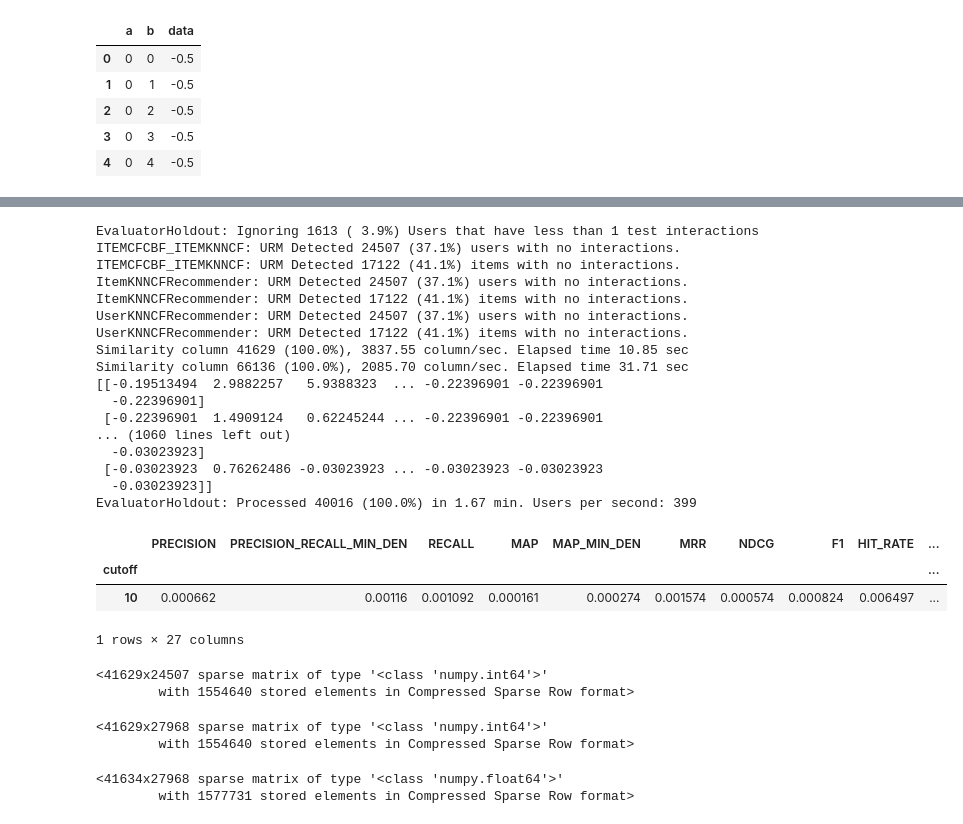
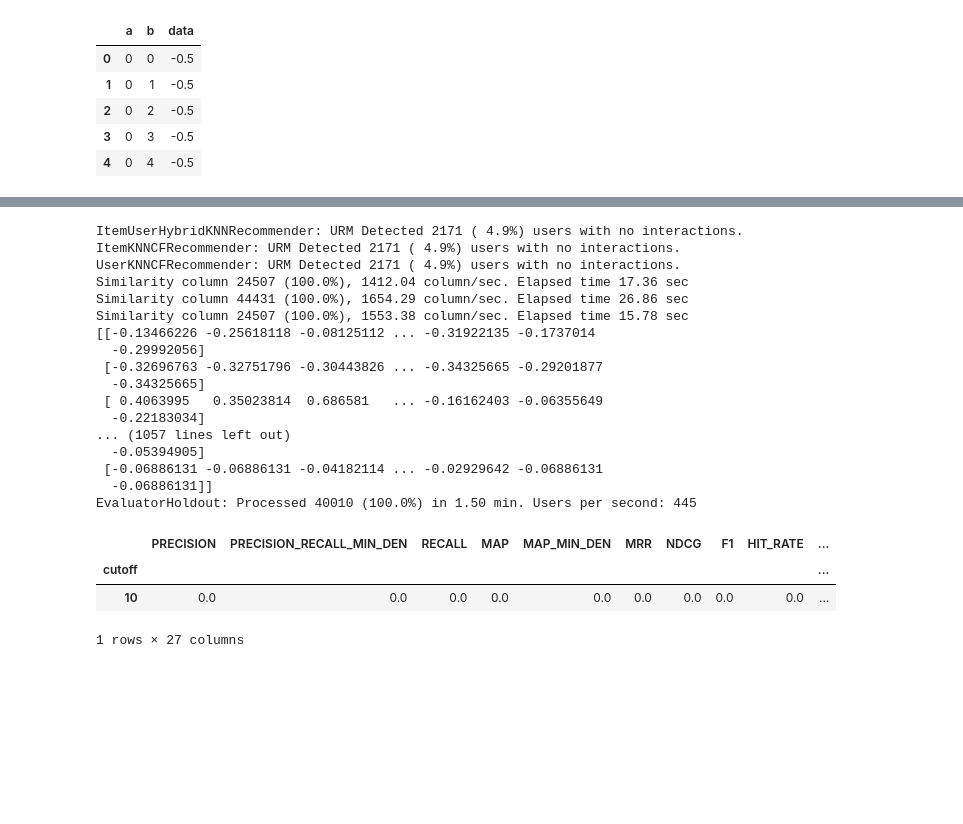
Before and after one commit to marcofasa/RecSys-Challenge-2022-Polimi, a Jupyter notebook: Utils/test.ipynb, the cells around one changed output, grey strips where cells are left out. Saved outputs shown, nothing was run; the diff lists cells and outputs as text; code cells hidden in the pictures; blank space fills up the shorter version.

Commit message:
stacker

```diff
--- a/Utils/test.ipynb
+++ b/Utils/test.ipynb
@@ -81,10 +81,10 @@ Preprocessing with mode: 5
 # %%
+from Utils.Evaluator import EvaluatorHoldout
 import Utils.Reader as Reader
-from Data_manager.split_functions.split_train_validation_random_holdout import \
-    split_train_in_two_percentage_global_sample_double
 
-stackedURM,stackedICM=Reader.stacker(ICM=Reader.read_ICM_rewatches( matrix_format="..."))
-
-URM1=Reader.read_train_csr()
-URM_train, URM_test,URM_train2, URM_test2 = split_train_in_two_percentage_global_sample_double(URM1,stackedURM ,train_percentage=0.80)
+from Data_manager.split_functions.split_train_validation_random_holdout import\
+    split_train_in_two_percentage_global_sample
+URM_all=Reader.read_train_csr()
+URM_train, URM_test = split_train_in_two_percentage_global_sample(URM_all, train_percentage=0.80)
+evaluator_validation=EvaluatorHoldout(URM_test,cutoff_list=[10])
 # %% [output]
@@ -126,0 +99,4 @@ URM1,stackedURM
+# %%
+import Utils.Reader as Reader
+stacked_URM, stacked_ICM = Reader.stacker(ICM_path='../data/extended.csv',ICM_values_to_change={})
+stacked_URM,stacked_ICM
@@ -127,53 +114,38 @@ URM1,stackedURM
 # %%
+#1
 # BEST MODEL UNTIL NOW
 from Data_manager.split_functions.split_train_validation_random_holdout import \
     split_train_in_two_percentage_global_sample
 from Utils.Evaluator import EvaluatorHoldout
 from Recommenders.MatrixFactorization.IALSRecommender import IALSRecommender
 from Recommenders.Hybrid.ItemUserHybridKNNRecommender import ItemUserHybridKNNRecommender
 import Utils.Reader as Reader
 
 
-evaluator_validation=EvaluatorHoldout(URM_test,cutoff_list=[10])
-recommender_ItemKNNCFCBF = ItemUserHybridKNNRecommender(URM_train2)
+recommender_ItemKNNCFCBF = ItemUserHybridKNNRecommender(stacked_URM)
 recommender_ItemKNNCFCBF.fit()
 
 result_df, _ = evaluator_validation.evaluateRecommender(recommender_ItemKNNCFCBF)
 result_df
 # %% [output]
-EvaluatorHoldout: Ignoring 1613 ( 3.9%) Users that have less than 1 test interactions
-ITEMCFCBF_ITEMKNNCF: URM Detected 24507 (37.1%) users with no interactions.
-ITEMCFCBF_ITEMKNNCF: URM Detected 17122 (41.1%) items with no interactions.
-ItemKNNCFRecommender: URM Detected 24507 (37.1%) users with no interactions.
-ItemKNNCFRecommender: URM Detected 17122 (41.1%) items with no interactions.
-UserKNNCFRecommender: URM Detected 24507 (37.1%) users with no interactions.
-UserKNNCFRecommender: URM Detected 17122 (41.1%) items with no interactions.
-Similarity column 41629 (100.0%), 3837.55 column/sec. Elapsed time 10.85 sec
-Similarity column 66136 (100.0%), 2085.70 column/sec. Elapsed time 31.71 sec
-[[-0.19513494  2.9882257   5.9388323  ... -0.22396901 -0.22396901
-  -0.22396901]
- [-0.22396901  1.4909124   0.62245244 ... -0.22396901 -0.22396901
-... (1060 lines left out)
-  -0.03023923]
- [-0.03023923  0.76262486 -0.03023923 ... -0.03023923 -0.03023923
-  -0.03023923]]
-EvaluatorHoldout: Processed 40016 (100.0%) in 1.67 min. Users per second: 399
+ItemUserHybridKNNRecommender: URM Detected 2171 ( 4.9%) users with no interactions.
+ItemKNNCFRecommender: URM Detected 2171 ( 4.9%) users with no interactions.
+UserKNNCFRecommender: URM Detected 2171 ( 4.9%) users with no interactions.
+Similarity column 24507 (100.0%), 1412.04 column/sec. Elapsed time 17.36 sec
+Similarity column 44431 (100.0%), 1654.29 column/sec. Elapsed time 26.86 sec
+Similarity column 24507 (100.0%), 1553.38 column/sec. Elapsed time 15.78 sec
+[[-0.13466226 -0.25618118 -0.08125112 ... -0.31922135 -0.1737014
+  -0.29992056]
+ [-0.32696763 -0.32751796 -0.30443826 ... -0.34325665 -0.29201877
+  -0.34325665]
+ [ 0.4063995   0.35023814  0.686581   ... -0.16162403 -0.06355649
+  -0.22183034]
+... (1057 lines left out)
+  -0.05394905]
+ [-0.06886131 -0.06886131 -0.04182114 ... -0.02929642 -0.06886131
+  -0.06886131]]
+EvaluatorHoldout: Processed 40010 (100.0%) in 1.50 min. Users per second: 445
 |  | PRECISION | PRECISION_RECALL_MIN_DEN | RECALL | MAP | MAP_MIN_DEN | MRR | NDCG | F1 | HIT_RATE | ... |
 | cutoff |  |  |  |  |  |  |  |  |  | ... |
-| 10 | 0.000662 | 0.00116 | 0.001092 | 0.000161 | 0.000274 | 0.001574 | 0.000574 | 0.000824 | 0.006497 | ... |
+| 10 | 0.0 | 0.0 | 0.0 | 0.0 | 0.0 | 0.0 | 0.0 | 0.0 | 0.0 | ... |
 1 rows × 27 columns
-# %%
-URM1
-# %% [output]
-<41629x24507 sparse matrix of type '<class 'numpy.int64'>'
-        with 1554640 stored elements in Compressed Sparse Row format>
-# %%
-URM_csr
-# %% [output]
-<41629x27968 sparse matrix of type '<class 'numpy.int64'>'
-        with 1554640 stored elements in Compressed Sparse Row format>
-# %%
-stacked_URM
-# %% [output]
-<41634x27968 sparse matrix of type '<class 'numpy.float64'>'
-        with 1577731 stored elements in Compressed Sparse Row format>
```
Also changed, not shown: parts of 17 cells of this notebook, 1 other file.
